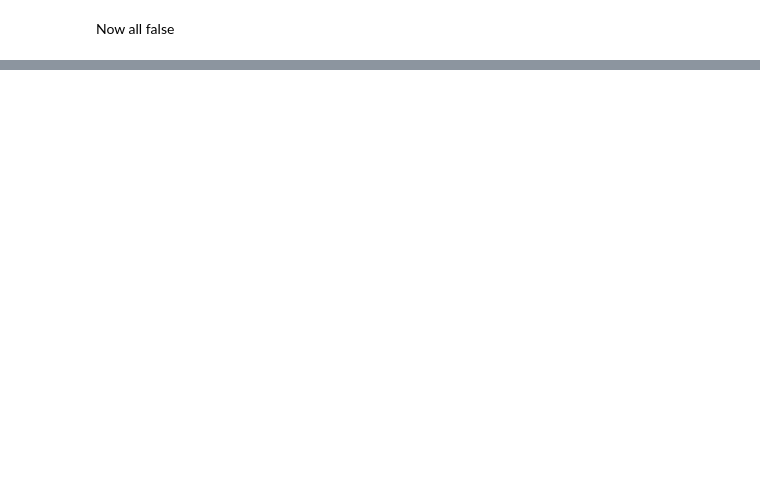
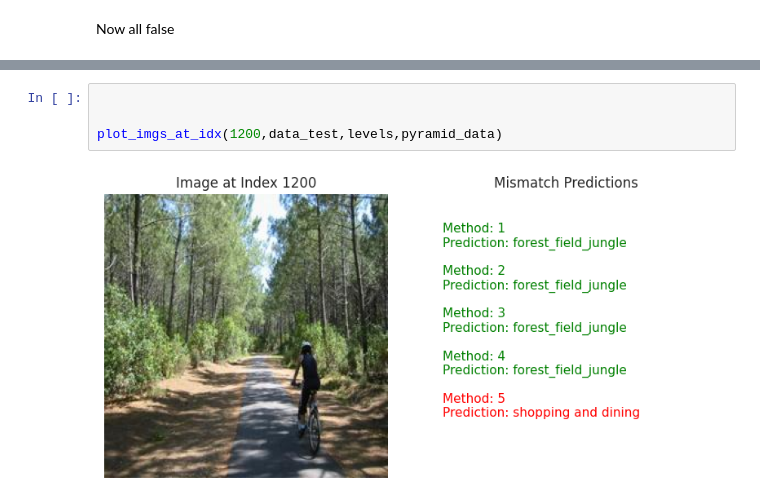
Before and after one commit to MCV-C3/project-1, a Jupyter notebook: Week1/delivery.ipynb, the cells around one changed output, grey strips where cells are left out. Cells and saved outputs as stored; diff of their text form; blank space fills up the shorter version.

```diff
--- a/Week1/delivery.ipynb
+++ b/Week1/delivery.ipynb
@@ -236,3 +660,9 @@ Experiment pyramids succesfull
+# %%
+
+
+plot_imgs_at_idx(1200,data_test,levels,pyramid_data)
+# %% [output]
+[figure, added]
 # %%
 pyramid_results = results[results["Experiment"] == "Spatial Pyramid"]
 pyramid_results
```
Also changed, not shown: parts of 46 cells of this notebook, 12 other files.
